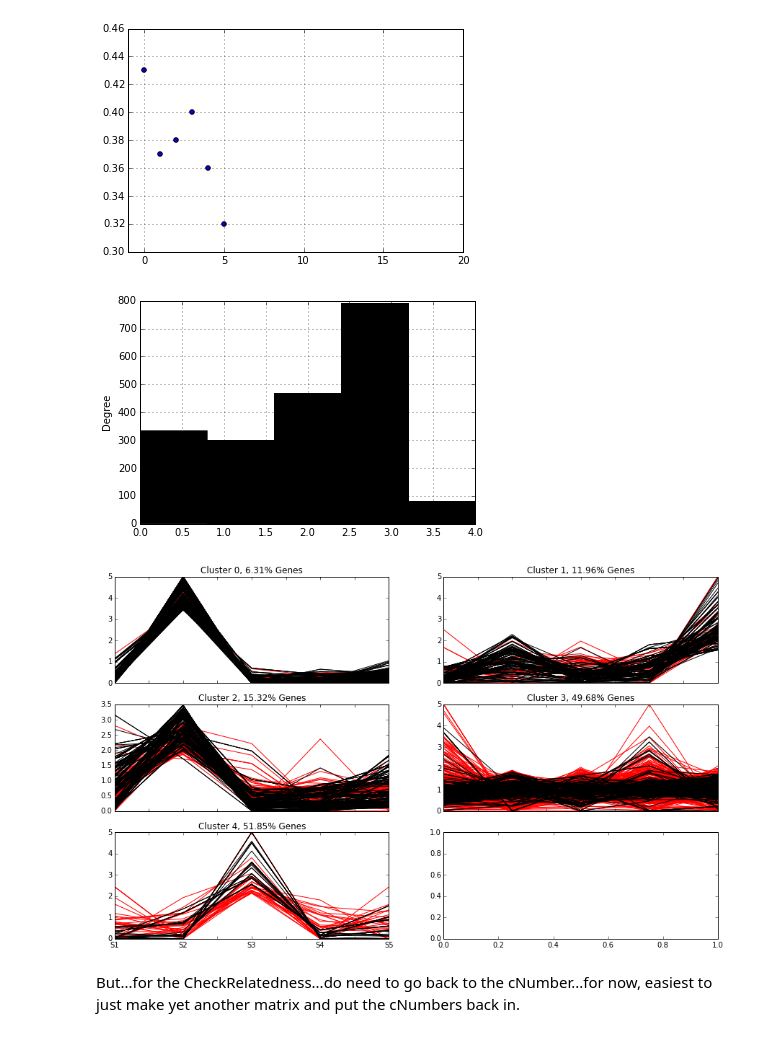
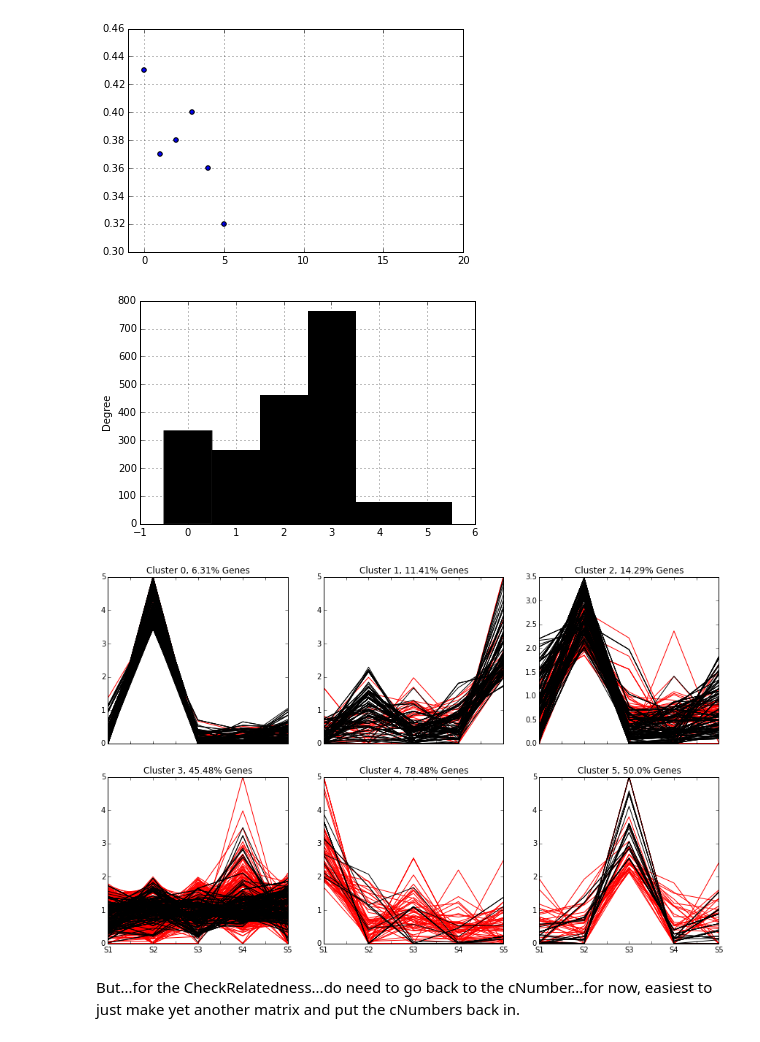
Before and after one commit to KujawinskiLaboratory/NB_Distribution, a Jupyter notebook: Linking CO and KOs.KL.ipynb, the cells around one changed output. Saved outputs shown, nothing was run; the diff lists cells and outputs as text; code cells hidden in the pictures.

```diff
--- a/Linking CO and KOs.KL.ipynb
+++ b/Linking CO and KOs.KL.ipynb
@@ -222,7 +222,8 @@ import numpy as np
 print(__doc__)
 
 def kmeanCluster(data,nc):
-    kmeans=KMeans(n_clusters=nc)
+    #kmeans=KMeans(n_clusters=nc)
+    kmeans = KMeans(n_clusters = nc, max_iter = 1000, n_init = 50, init = 'random')
     kmeans.fit(data)
     newData=data.copy()
     newData['kmeans']=kmeans.labels_
@@ -391,44 +396,43 @@ plt.xlim(-1,20)
 # %%
 #setting # of clusters manually, also some good options with lower # of clusters I think
 #this number will get used later when plotting up the BRITE categories and the Kmeans clusters
-useClusters = 5
+makeNclusters = 6
 # %%
 #do the K-means clustering with the final # of clusters
-CcoClust=kmeanCluster(Combined_KO_CO_MeanNorm, useClusters) #was 18
+CcoClust=kmeanCluster(Combined_KO_CO_MeanNorm, makeNclusters) #was 18
 
 #this will result in a data frame with the kmeans cluster as an added column. Remember
 #this will have RI numbers for the compounds
 # %%
 def PlotKmeansCombined(KmeansPD, kSize=10, figSizeX=1, figSizeY=5, color='k'):
-    KmeansPD['kmeans'].plot(kind='hist', bins=kSize, color='k')
+    KmeansPD['kmeans'].plot(kind='hist', bins=kSize, color='k',range = (0,kSize),align = 'left')
     fig,axs=plt.subplots(figSizeX, figSizeY)
     axs=[item for sublist in axs for item in sublist]
     fig.set_size_inches(15,9)
     i=KmeansPD.index
     i=list(i)
     Ks=re.compile('K.*')
     #Cs=re.compile('C.*')
     Cs = re.compile('R.*') #this is the RInumber I created...for the moment, do not need the Cnumber
     C = filter(Cs.search, i)
     K = filter(Ks.search, i)
     Ksplit=KmeansPD.loc[K]
     Csplit=KmeansPD.loc[C]
     for ax, y in zip(axs,range(kSize)):
         KData=Ksplit[Ksplit.kmeans==y].T.drop('kmeans')
         KData.plot(ax=ax, legend=False, grid=False, color='r')
         CData=Csplit[Csplit.kmeans==y].T.drop('kmeans')
         CData.plot(ax=ax, legend=False, grid=False, color='k')
         SumKC=len(KData.T)+len(CData.T)
         KPct=float(len(KData.T))/SumKC*100
         CPct=float(len(CData.T))/SumKC*100
         ax.set_title('Cluster ' + str(y)+ ', ' + str(round(KPct,2))+'% Genes')
     fig.savefig('CombinedKOandCO_Kmeans')
 
-#PlotKmeansCombined(CcoClust,18,3,6, 'r')
-PlotKmeansCombined(CcoClust,useClusters,3,2, 'r')
+PlotKmeansCombined(CcoClust,makeNclusters,2,3, 'r')
 # %% [output]
-[figure, old version]
+[figure, new version]
-[figure, old version]
+[figure, new version]
 # %% [markdown]
 But...for the CheckRelatedness...do need to go back to the cNumber...for now, easiest to just make yet another matrix and put the cNumbers back in.
 # %%
```
Also changed, not shown: parts of 29 cells of this notebook, 6 other files.
